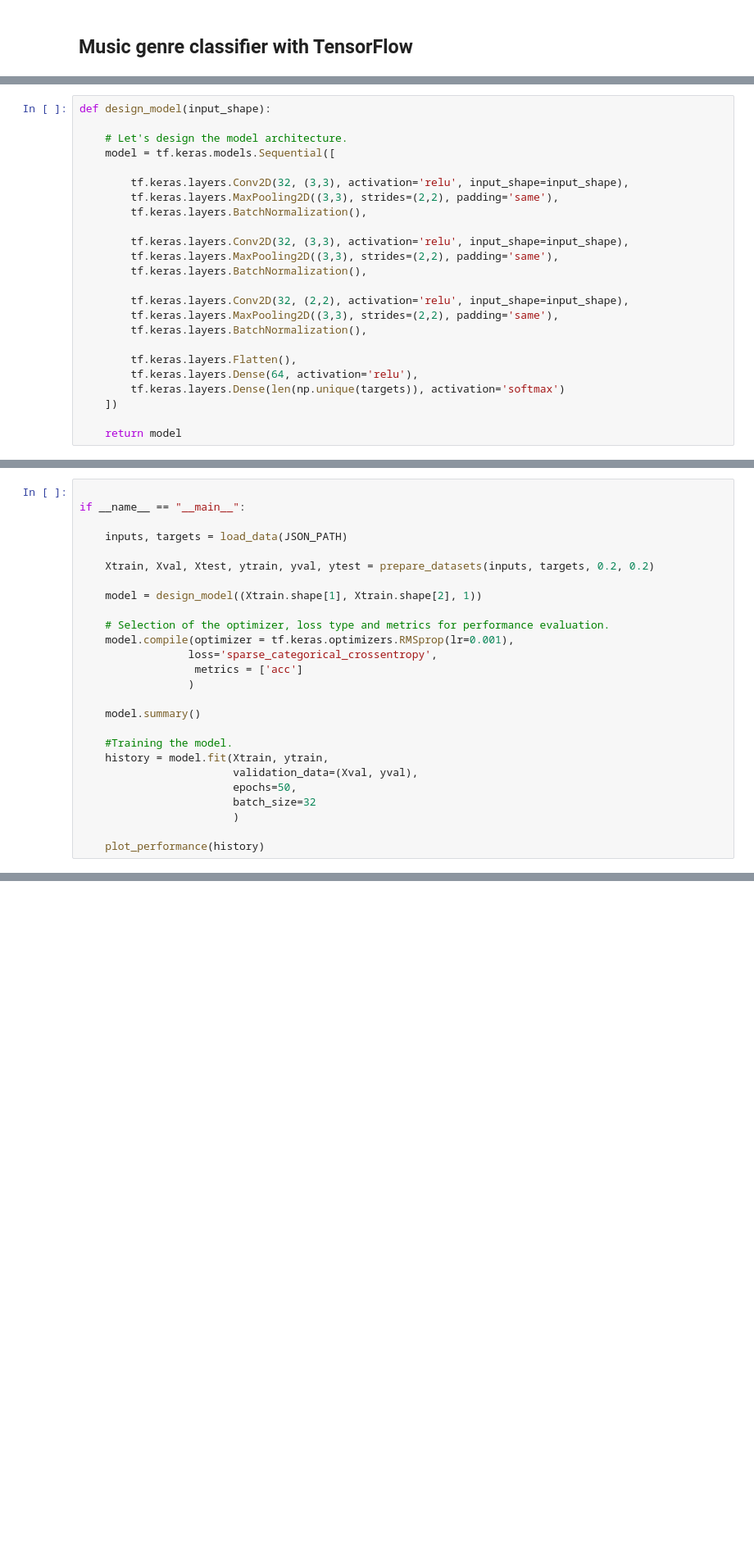
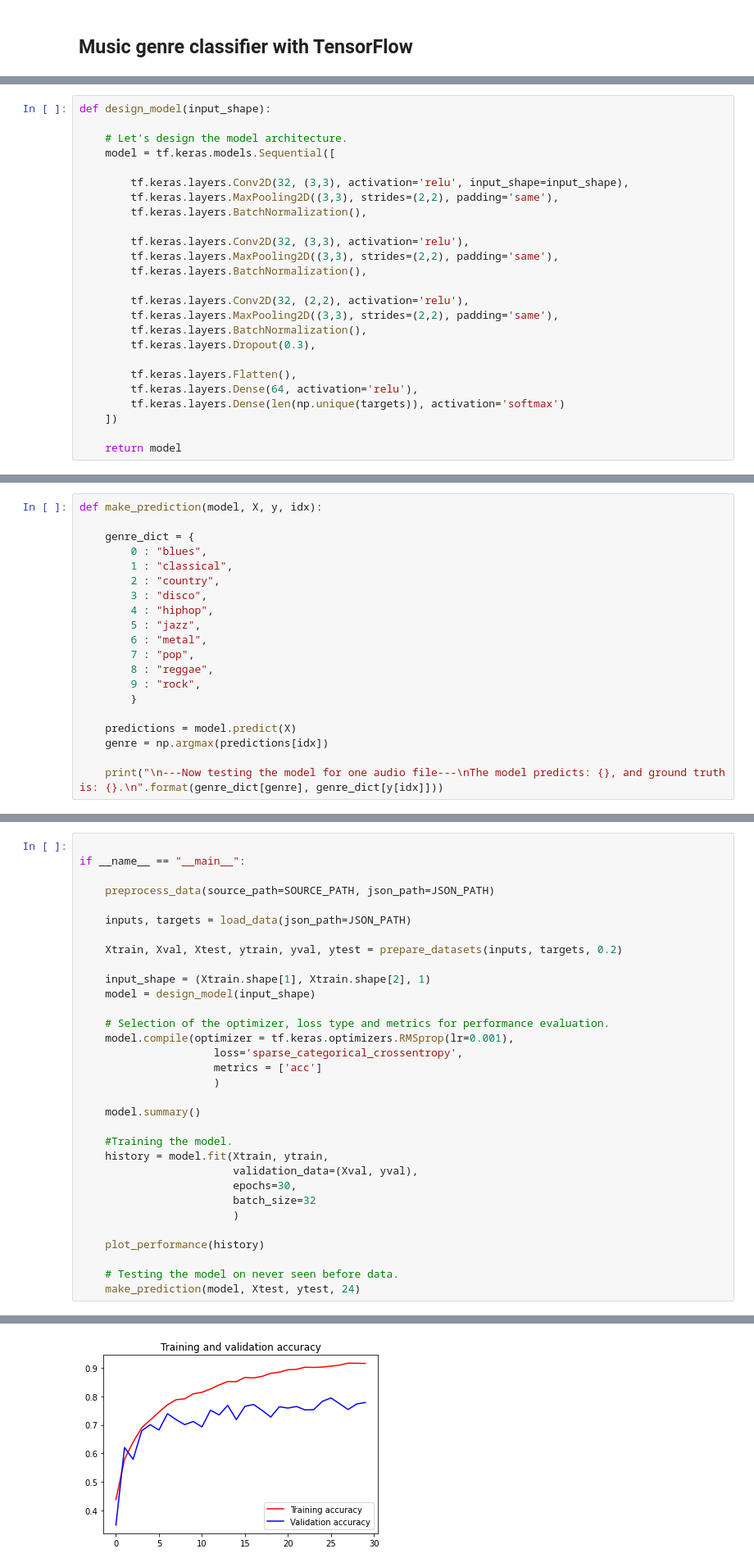
Before and after one commit to msaintfelix/TensorFlow_MusicGenre_Classifier, a Jupyter notebook: CNN_MusicGenre_Classifier.ipynb, the cells around one changed output, grey strips where cells are left out. Shown at 82% size. Drawn from its saved outputs; the diff is of its cells as text; blank space fills up the shorter version.

```diff
--- a/CNN_MusicGenre_Classifier.ipynb
+++ b/CNN_MusicGenre_Classifier.ipynb
@@ -97,13 +93,14 @@ def design_model(input_shape):
         tf.keras.layers.MaxPooling2D((3,3), strides=(2,2), padding='same'),
         tf.keras.layers.BatchNormalization(),
 
-        tf.keras.layers.Conv2D(32, (3,3), activation='relu', input_shape=input_shape),
+        tf.keras.layers.Conv2D(32, (3,3), activation='relu'),
         tf.keras.layers.MaxPooling2D((3,3), strides=(2,2), padding='same'),
         tf.keras.layers.BatchNormalization(),
 
-        tf.keras.layers.Conv2D(32, (2,2), activation='relu', input_shape=input_shape),
+        tf.keras.layers.Conv2D(32, (2,2), activation='relu'),
         tf.keras.layers.MaxPooling2D((3,3), strides=(2,2), padding='same'),
         tf.keras.layers.BatchNormalization(),
+        tf.keras.layers.Dropout(0.3),
 
         tf.keras.layers.Flatten(),
         tf.keras.layers.Dense(64, activation='relu'),
@@ -116,3 +111,23 @@ def predict(model, X, y):
+# %%
+def make_prediction(model, X, y, idx):
+
+    genre_dict = {
+        0 : "blues",
+        1 : "classical",
+        2 : "country",
+        3 : "disco",
+        4 : "hiphop",
+        5 : "jazz",
+        6 : "metal",
+        7 : "pop",
+        8 : "reggae",
+        9 : "rock",
+        }
+
+    predictions = model.predict(X)
+    genre = np.argmax(predictions[idx])
+
+    print("\n---Now testing the model for one audio file---\nThe model predicts: {}, and ground truth is: {}.\n".format(genre_dict[genre], genre_dict[y[idx]]))
 # %%
 def plot_performance(hist):
 
@@ -139,25 +154,32 @@ def plot_performance(hist):
 
 if __name__ == "__main__":
 
-    inputs, targets = load_data(JSON_PATH)
+    preprocess_data(source_path=SOURCE_PATH, json_path=JSON_PATH)
 
-    Xtrain, Xval, Xtest, ytrain, yval, ytest = prepare_datasets(inputs, targets, 0.2, 0.2)
+    inputs, targets = load_data(json_path=JSON_PATH)
 
-    model = design_model((Xtrain.shape[1], Xtrain.shape[2], 1))
+    Xtrain, Xval, Xtest, ytrain, yval, ytest = prepare_datasets(inputs, targets, 0.2)
+
+    input_shape = (Xtrain.shape[1], Xtrain.shape[2], 1)
+    model = design_model(input_shape)
 
     # Selection of the optimizer, loss type and metrics for performance evaluation.
     model.compile(optimizer = tf.keras.optimizers.RMSprop(lr=0.001),
-                 loss='sparse_categorical_crossentropy',
-                  metrics = ['acc']
-                 )
+                     loss='sparse_categorical_crossentropy',
+                     metrics = ['acc']
+                     )
 
     model.summary()
 
     #Training the model.
     history = model.fit(Xtrain, ytrain,
                         validation_data=(Xval, yval),
-                        epochs=50,
+                        epochs=30,
                         batch_size=32
                         )
 
     plot_performance(history)
+
+    # Testing the model on never seen before data.
+    make_prediction(model, Xtest, ytest, 24)
+# %% [output]
@@ -163,0 +203 @@ if __name__ == "__main__":
+[figure, added]
```
Also changed, not shown: parts of 6 cells of this notebook.
